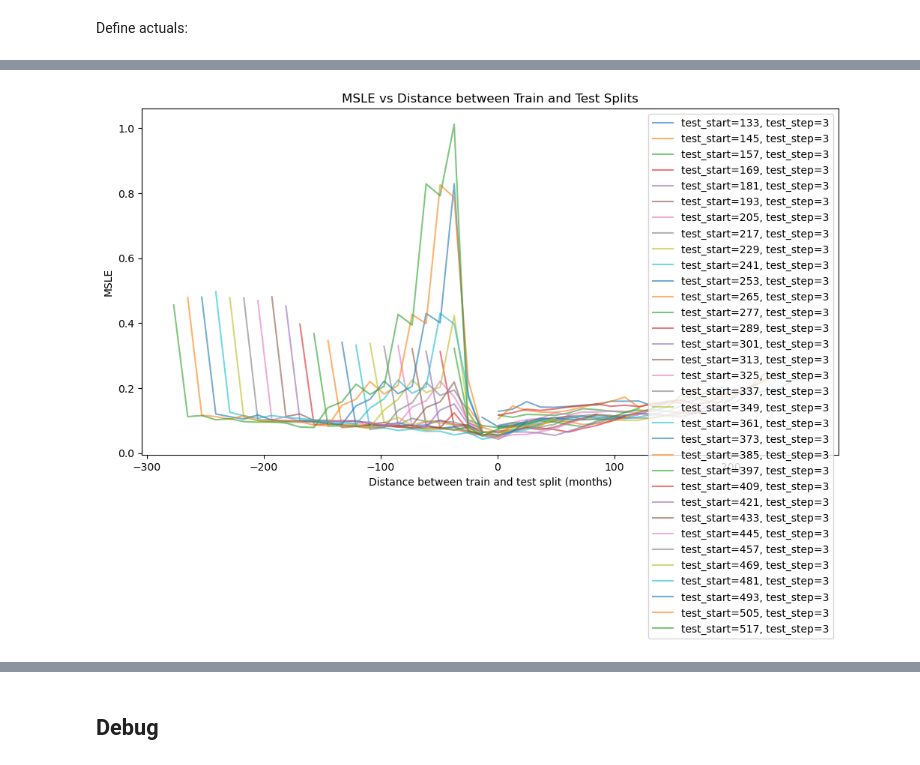
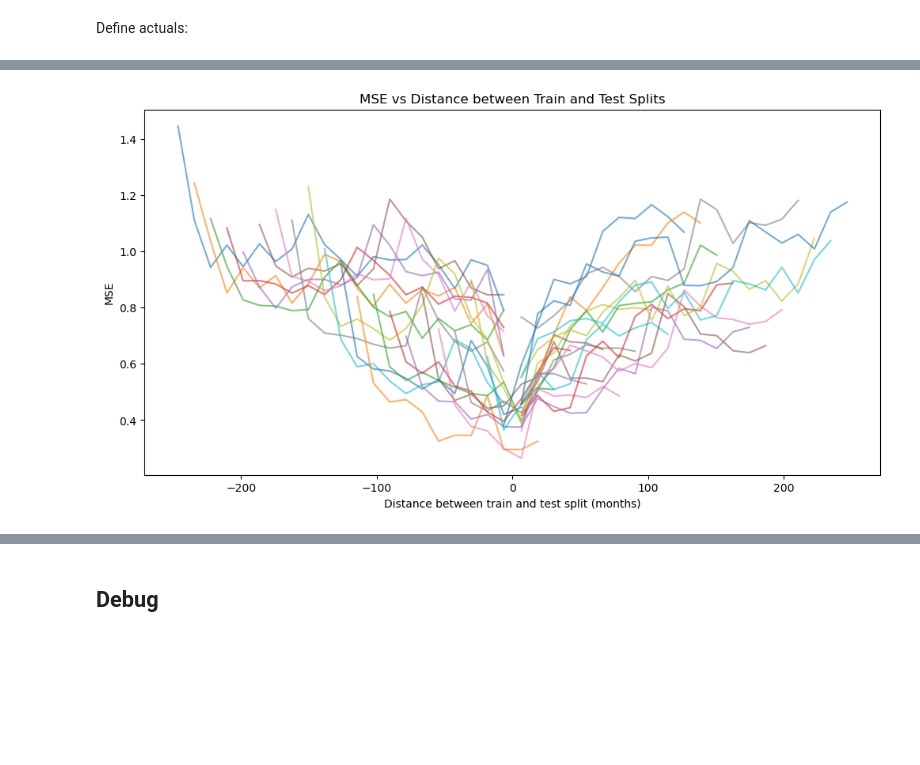
Before and after one commit to lboekestein/masterthesis, a Jupyter notebook: notebooks/sandbox.ipynb, the cells around one changed output, grey strips where cells are left out. Drawn from its saved outputs; the diff is of its cells as text; code cells hidden in the pictures; blank space fills up the shorter version.

```diff
--- a/notebooks/sandbox.ipynb
+++ b/notebooks/sandbox.ipynb
@@ -101,5 +107,3 @@ for prediction in full_model.predictions:
     rows.append(row)
 
 metrics_df = pd.DataFrame(rows)
-# %%
-metrics_df["distance"] = metrics_df.apply(lambda row: (row["train_end"] + row["train_start"]) / 2 - row["test_end"], axis=1)
@@ -128,10 +112,10 @@ metrics_df.sort_values("test_start").head(20)
 import matplotlib.pyplot as plt
 plt.figure(figsize=(12, 6))
 for test_start, group in metrics_df.groupby("test_start"):
-    plt.plot(group["distance"], group["mse"], label=f"test_start={test_start}", alpha=0.6)
+    plt.plot(group["distance"], group["msle"], label=f"test_start={test_start}", alpha=0.6)
 plt.xlabel("Distance between train and test split (months)")
-plt.ylabel("MSE")
-plt.title("MSE vs Distance between Train and Test Splits")
+plt.ylabel("MSLE")
+plt.title("MSLE vs Distance between Train and Test Splits")
 #plt.legend()
 plt.show()
 # %% [output]
@@ -165,14 +149,14 @@ fat_target = "ln_ged_sb"
 And make new Dynamic model:
 # %%
 fat_model = DynamicModelManager(
-    steps = [3, 12],
+    steps = [12],
     data = fat_data,
     features = fat_features,
     target = fat_target,
     train_window_size=120,
-    test_window_size=100,
+    test_window_size=12,
     slide_window_size = 12,
-    full_split = (121, 540) #restrict to 1990-2024 to avoid excess zeroes
+    full_split = (156, 540) #restrict to 1990-2024 to avoid excess zeroes
 )
 # %% [markdown]
 Fit the models:
@@ -189,8 +173,6 @@ Define actuals:
 # %%
 actuals = fat_data[["country_id", "month_id", "ln_ged_sb"]]
 # %%
-import numpy as np
-
 rows = []
 
 for prediction in fat_model.predictions:
@@ -203,15 +185,8 @@ for prediction in fat_model.predictions:
         "test_step": prediction.test_split.step,
         "mse": prediction.mse(actuals),
         "msle": prediction.msle(actuals),
+        "distance": prediction.distance_
     }
     rows.append(row)
 
 metrics_df = pd.DataFrame(rows)
-
-# add distance metric
-metrics_df["distance"] = metrics_df.apply(lambda row: (row["train_end"] + row["train_start"]) / 2 - row["test_end"], axis=1)
-
-metrics_df["distance_adjusted"] = metrics_df.apply(
-    lambda row: row["distance"] - np.sign(row["distance"]) * ((row["train_end"] - row["train_start"]) / 2),
-    axis=1
-)
@@ -247,17 +193,17 @@ fat_model.get_train_splits()
 # %%
 # plot mse and msle against distance, grouped by test_start
-import matplotlib.pyplot as plt
+metrics = metrics_df.copy()
 
-step = 6
+step = 12
 start = 325
 plt.figure(figsize=(12, 6))
-for (test_start, test_step), group in metrics_df.groupby(["test_start", "test_step"]):
-    if test_step == 3:
-        plt.plot(group["distance_adjusted"], group["msle"], label=f"test_start={test_start}, test_step={test_step}", alpha=0.6)
+for (test_start, test_step), group in metrics.groupby(["test_start", "test_step"]):
+        if test_step == step:
+                plt.plot(group["distance"], group["mse"], label=f"test_start={test_start}, test_step={test_step}", alpha=0.6)
 plt.xlabel("Distance between train and test split (months)")
-plt.ylabel("MSLE")
-plt.title("MSLE vs Distance between Train and Test Splits")
-plt.legend()
+plt.ylabel("MSE")
+plt.title("MSE vs Distance between Train and Test Splits")
+#plt.legend()
 plt.show()
 # %% [output]
-[figure, old version]
+[figure, new version]
```
Also changed, not shown: parts of 24 cells of this notebook, 1 other file.
